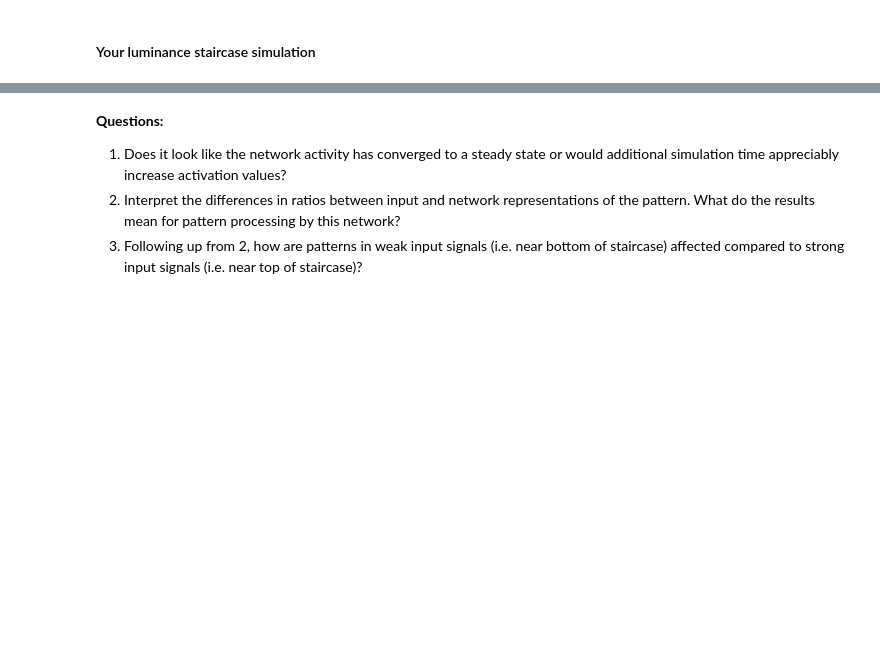
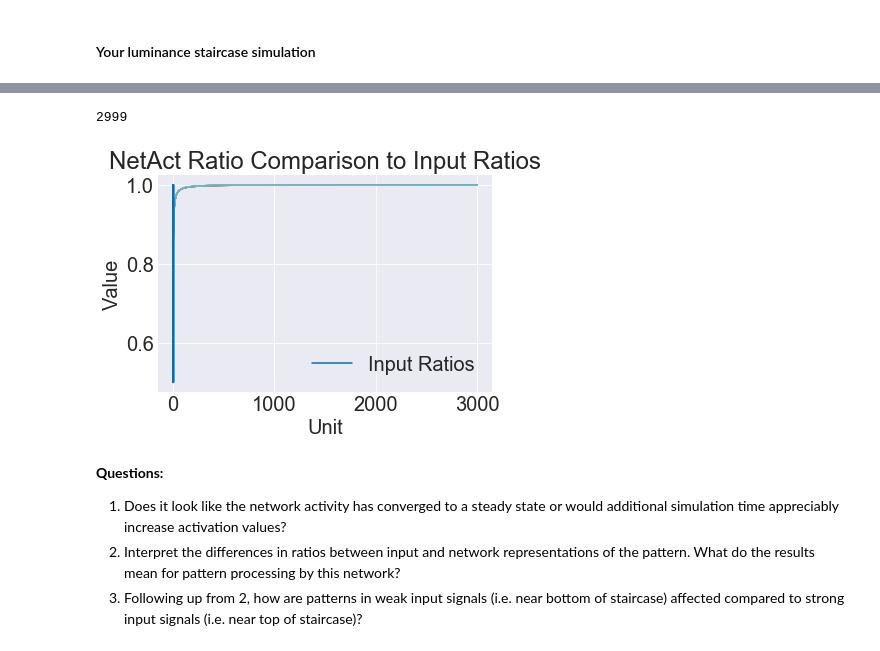
Before and after one commit to ejseal21/Computational-Neuroscience, a Jupyter notebook: Project3/CompNets.ipynb, the cells around one changed output, grey strips where cells are left out. Drawn from its saved outputs; the diff is of its cells as text; code cells hidden in the pictures; blank space fills up the shorter version.

```diff
--- a/Project3/CompNets.ipynb
+++ b/Project3/CompNets.ipynb
@@ -85,3 +112,18 @@ print(net_activation_val_ratios)
+# %%
+#plot
+print(len(all_net_activation_val_ratios))
+plt.plot(all_net_activation_val_ratios)
+# plt.plot(ratios, label="Input Ratios")
+
+#make words show up
+plt.legend()
+plt.title("NetAct Ratio Comparison to Input Ratios")
+plt.ylabel("Value")
+plt.xlabel("Unit")
+plt.show()
+# %% [output]
+2999
+[figure, added]
 # %% [markdown]
 **Questions:**
 
```
Also changed, not shown: parts of 5 cells of this notebook.
